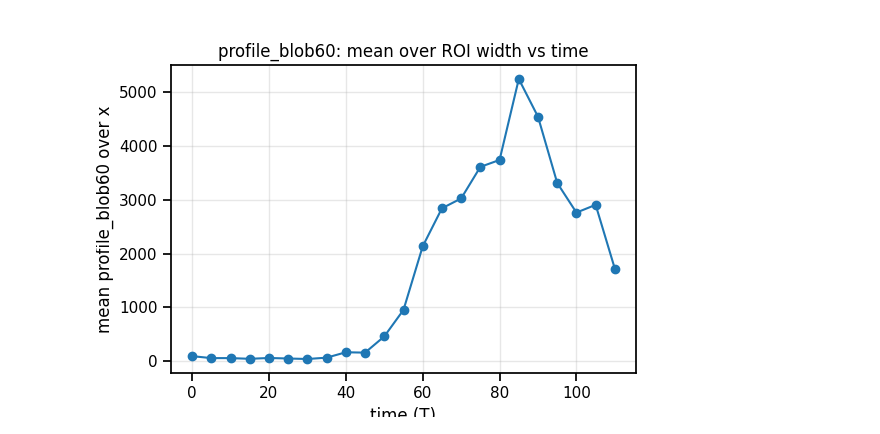
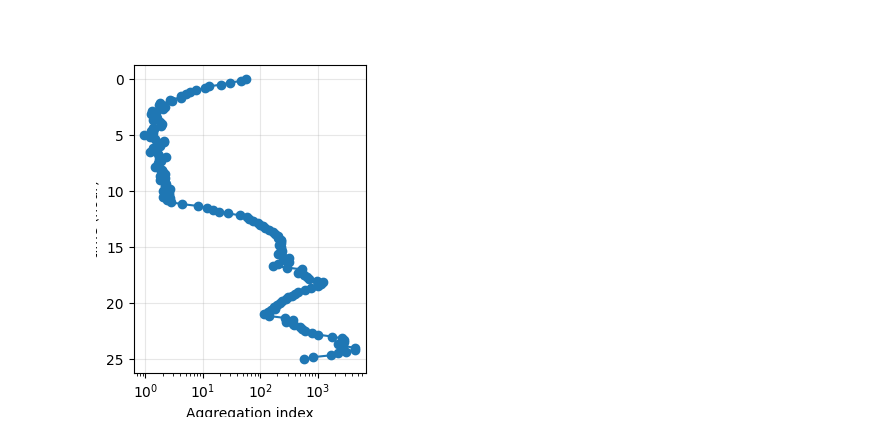
Before and after one commit to Cocopyth/chipanalysis, a Jupyter notebook: chipanalysis/notebooks/test2.ipynb, the cells around one changed output. Saved outputs shown, nothing was run; the diff lists cells and outputs as text; code cells hidden in the pictures.

```diff
--- a/chipanalysis/notebooks/test2.ipynb
+++ b/chipanalysis/notebooks/test2.ipynb
@@ -271,0 +227,4 @@ plt.show()
+# %%
+from chipanalysis.utils.file_reader import *
+pixel_size = get_pixel_sizes_um(czi)
+times = get_timestamps_by_T(czi, C=0, Z=0)
@@ -271,0 +234,10 @@ plt.show()
+# %%
+times_df = pd.DataFrame(times, columns=["t", "timestr"])
+df = df.merge(times_df, on="t", how="left")
+
+df["datetime"] = pd.to_datetime(df["timestr"], utc=True)
+t0 = df.loc[df["t"] == 0, "datetime"].iloc[0]
+
+df["timedelta_from_0"] = df["datetime"] - t0
+# %%
+df["timedelta_hours"] = df["timedelta_from_0"].dt.total_seconds()/3600
@@ -286,18 +296,19 @@ plt.show()
 metric = "profile_blob60"   # or "std", "p90", etc.
 
 df_time = (
-    df.groupby("t", as_index=False)[metric]
+    df.groupby("timedelta_hours", as_index=False)[metric]
       .mean()
 )
 # %%
 import matplotlib.pyplot as plt
 
-plt.figure(figsize=(6,4))
-plt.plot(df_time["t"], df_time[f"{metric}"], marker="o")
-plt.xlabel("time (T)")
-plt.ylabel(f"mean {metric} over x")
-plt.title(f"{metric}: mean over ROI width vs time")
+plt.figure(figsize=(3,4))
+plt.plot(df_time[f"{metric}"],df_time["timedelta_hours"], marker="o")
+plt.xlabel("Aggregation index")
+plt.ylabel(f"time (hour)")
 plt.grid(True, alpha=0.3)
-plt.show()
+plt.gca().invert_yaxis()   # 👈 time 0 at the top
+plt.xscale("log")
+plt.savefig(Path(fig_path,"aggreg_index.png"),bbox_inches = 'tight')
 # %% [output]
-[figure, old version]
+[figure, new version]
```
Also changed, not shown: parts of 17 cells of this notebook, 3 other files.
